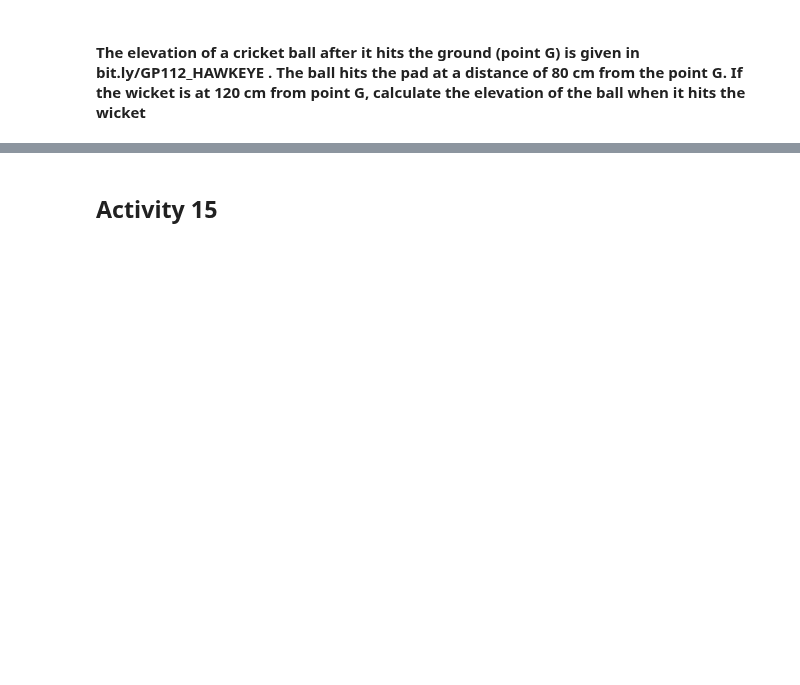
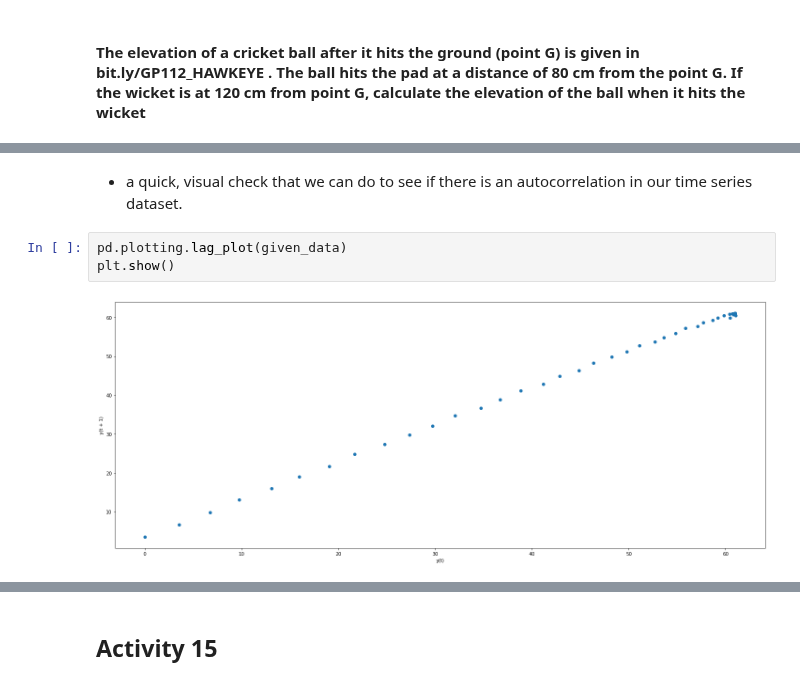
Before and after one commit to Rathees-Koneswarann/matplotlib-signal-analisis, a Jupyter notebook: violin-sound-process.ipynb, the cells around one changed output, grey strips where cells are left out. Drawn from its saved outputs; the diff is of its cells as text; blank space fills up the shorter version.

```diff
--- a/violin-sound-process.ipynb
+++ b/violin-sound-process.ipynb
@@ -38,0 +42,7 @@ x(n)
+# %% [markdown]
+* a quick, visual check that we can do to see if there is an autocorrelation in our time series dataset.
+# %%
+pd.plotting.lag_plot(given_data)
+plt.show()
+# %% [output]
+[figure, added]
```
Also changed, not shown: parts of 3 cells of this notebook.
